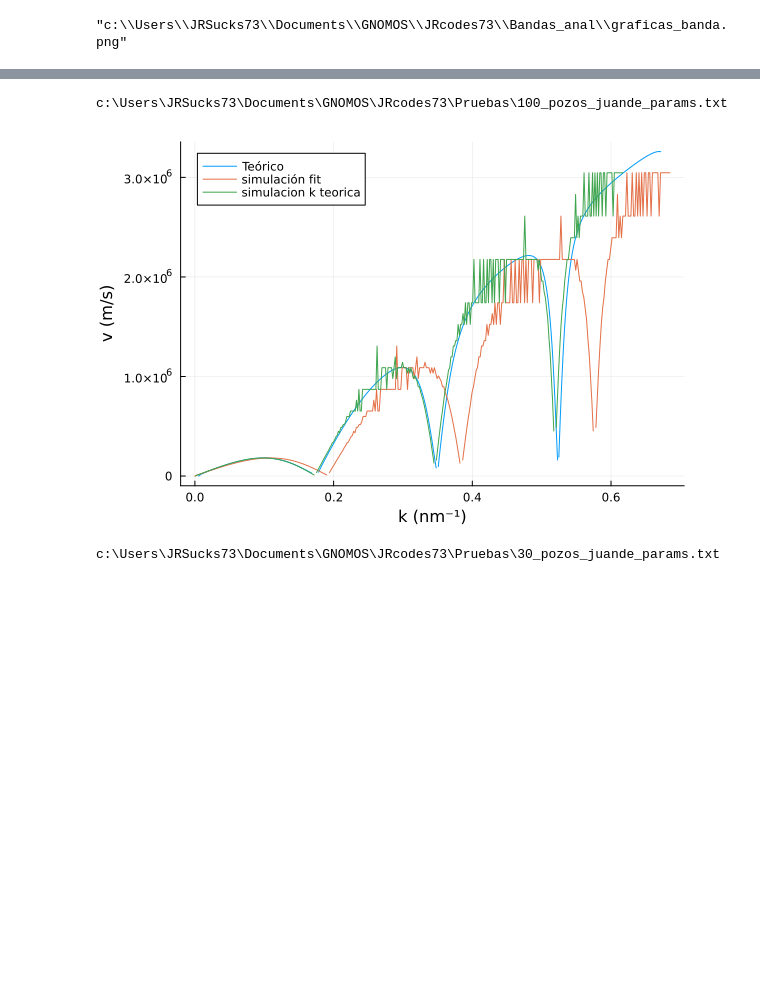
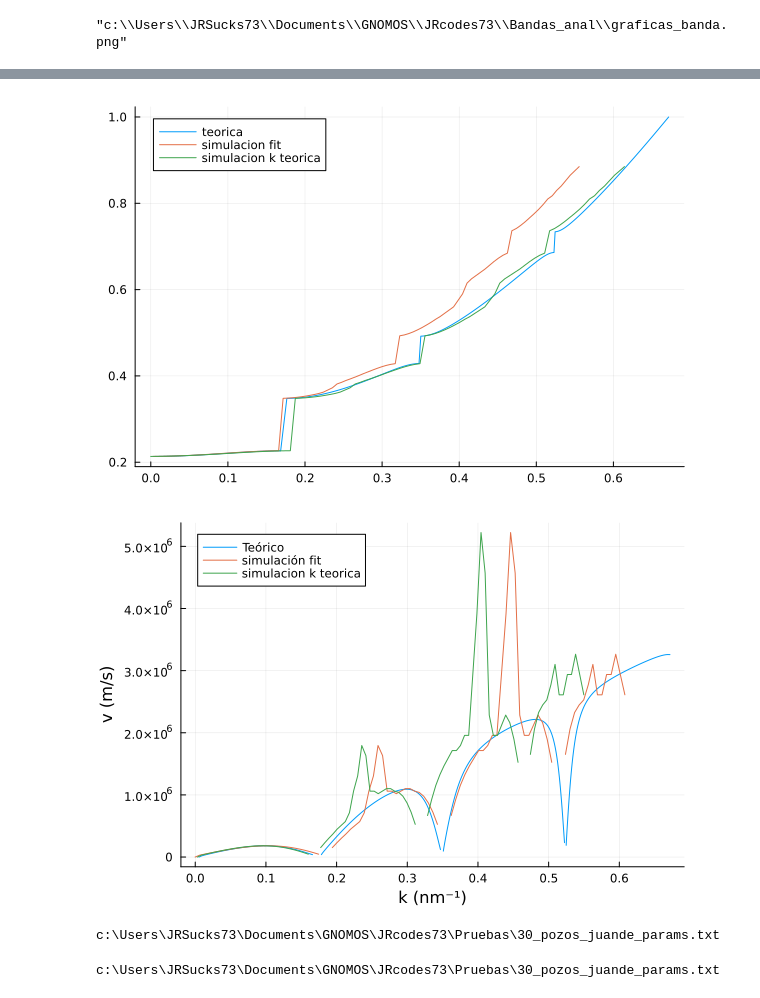
Before and after one commit to teresa-p-l/GNOMOS, a Jupyter notebook: JRcodes73/Bandas_anal/Bandas_analiticas.ipynb, the cells around one changed output, grey strips where cells are left out. Drawn from its saved outputs; the diff is of its cells as text; code cells hidden in the pictures; blank space fills up the shorter version.

Commit message:
Derivada segundo orden

```diff
--- a/JRcodes73/Bandas_anal/Bandas_analiticas.ipynb
+++ b/JRcodes73/Bandas_anal/Bandas_analiticas.ipynb
@@ -65,16 +65,24 @@ function es_entero(x)
     return x % 1 == 0
 end
 
-function compute_v(E, k)
+function compute_v(E, k; primer_orden = true, limit = 7e6)
     v = zeros(length(E))
     eV_to_J = 1.602176634e-19
     nm_inv_to_m_inv = 1e9
-    for i in 2:length(E)
+    for i in 2:length(E)-!primer_orden
         Δk = (k[i] - k[i-1]) * nm_inv_to_m_inv
-        ΔE = (E[i] - E[i-1]) * eV_to_J
-        v[i] = ΔE / Δk / ustrip(ħ)
-        if v[i] > 1e7
-            v[i] = NaN
+        if primer_orden
+            ΔE = (E[i] - E[i-1]) * eV_to_J
+            v[i] = ΔE / Δk / ustrip(ħ)
+            if v[i] > limit
+                v[i] = NaN
+            end
+        else
+            ΔE = (E[i+1] - E[i-1]) * eV_to_J
+            v[i] = ΔE / 2Δk / ustrip(ħ)
+            if v[i] > limit
+                v[i] = NaN
+            end
         end
     end
     return v
@@ -136,20 +141,26 @@ display(p2)
 # %%
-prueba = leer_archivo_csv("Pruebas", "100_pozos_juande_params.txt")
-v_g = compute_v(E_bandas,k_bandas)
-velocidad = plot(k_bandas,v_g, xlabel = "k (nm⁻¹)", ylabel = "v (m/s)", label = "Teórico")
+prueba = leer_archivo_csv("Pruebas", "30_pozos_juande_params.txt")
+v_g = compute_v(E_bandas,k_bandas, primer_orden = false)
+velocidad = plot(k_bandas[1:end-1],v_g[1:end-1], xlabel = "k (nm⁻¹)", ylabel = "v (m/s)", label = "Teórico")
 
 ocurrencias = prueba.Occurrence
 E_sim = prueba[:,2]
 a = Barrier_width + Well_width
-N = 100
+N = 30
 k_sim_fit = n_to_k_fit(ocurrencias, N, a, normalizado = false)
 k_sim = (prueba.Occurrence .- 0.5) ./ N .* π ./ a
-v_sim = compute_v(E_sim, k_sim)
-plot!(velocidad, k_sim_fit, v_sim, label = "simulación fit")
-plot!(velocidad, k_sim, v_sim, label = "simulacion k teorica")
+v_sim = compute_v(E_sim, k_sim, primer_orden = false)
+p2 = plot(k_bandas,E_bandas, label = "teorica")
+plot!(p2, k_sim, prueba[:,2], label = "simulacion fit")
+plot!(p2, k_sim_fit, prueba[:,2], label = "simulacion k teorica")
+plot!(velocidad, k_sim_fit[1:end-1], v_sim[1:end-1], label = "simulación fit")
+plot!(velocidad, k_sim[1:end-1], v_sim[1:end-1], label = "simulacion k teorica")
+display(p2)
+display(velocidad)
 # %% [output]
+[figure, new version]
+[figure, added]
-c:\Users\JRSucks73\Documents\GNOMOS\JRcodes73\Pruebas\100_pozos_juande_params.txt
+c:\Users\JRSucks73\Documents\GNOMOS\JRcodes73\Pruebas\30_pozos_juande_params.txt
-[figure, old version]
 # %%
 prueba = leer_archivo_csv("Pruebas", "30_pozos_juande_params.txt")
 v_g = compute_v(E_bandas,k_bandas)
```
Also changed, not shown: parts of 2 cells of this notebook.
